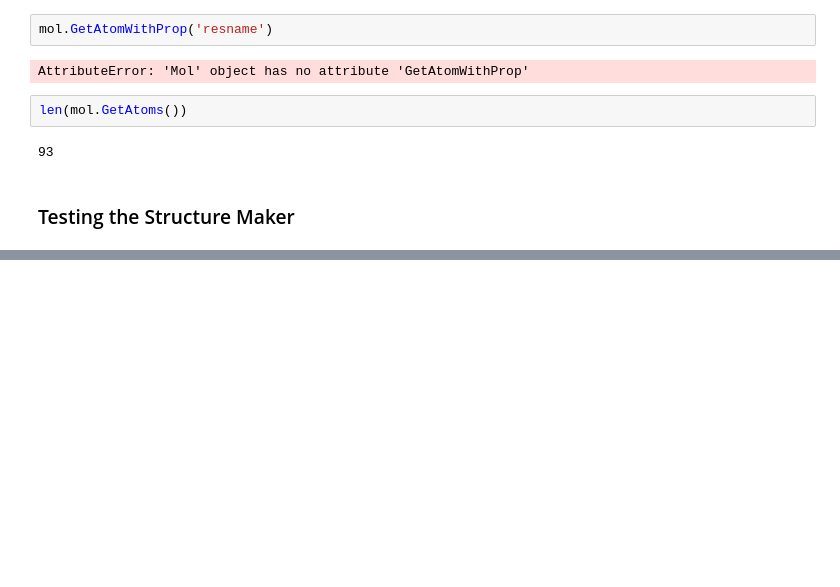
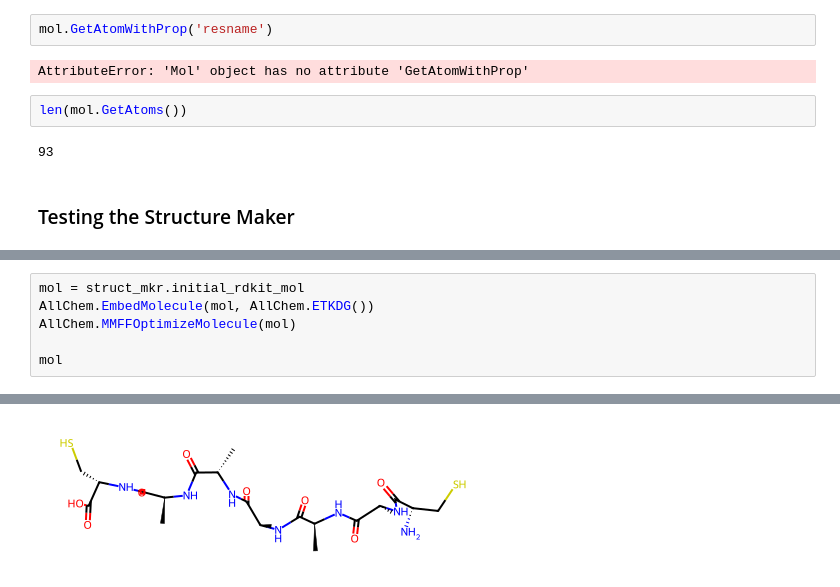
Before and after one commit to benjfdup/pyclops, a Jupyter notebook: examples/bens_notebook.ipynb, the cells around one changed output, grey strips where cells are left out. Cells and saved outputs as stored; diff of their text form; blank space fills up the shorter version.

```diff
--- a/examples/bens_notebook.ipynb
+++ b/examples/bens_notebook.ipynb
@@ -70,0 +90,7 @@ ValueError: No modifier type found for chemical loss method: AmideHead2Tail
+# %%
+mol = struct_mkr.initial_rdkit_mol
+AllChem.EmbedMolecule(mol, AllChem.ETKDG())
+AllChem.MMFFOptimizeMolecule(mol)
+
+mol
+# %% [output]
@@ -70,0 +99 @@ ValueError: No modifier type found for chemical loss method: AmideHead2Tail
+[figure, added]
```
Also changed, not shown: parts of 6 cells of this notebook, 2 other files.
